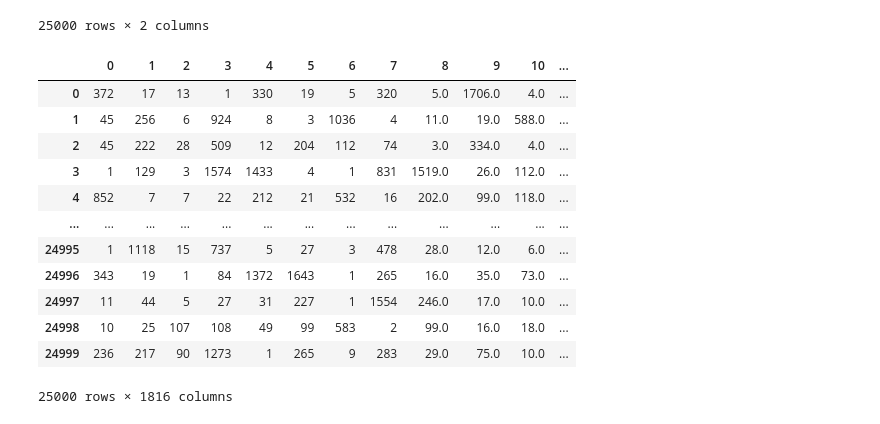
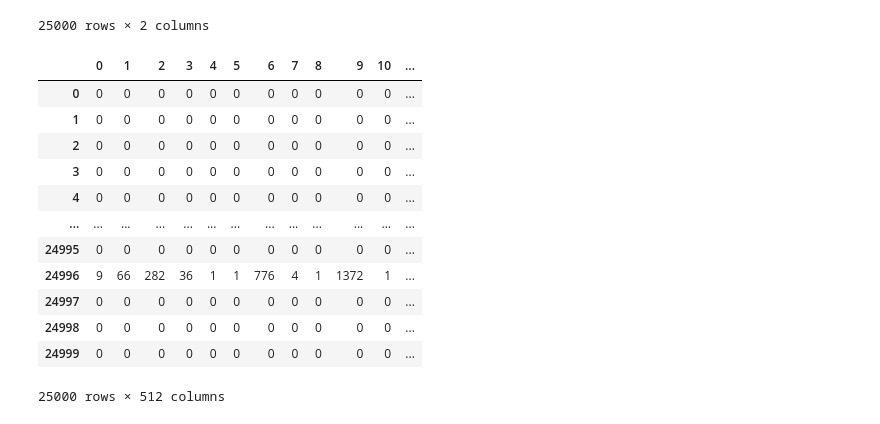
Before and after one commit to zera888/tibaml1027, a Jupyter notebook: imdb.ipynb, the cells around one changed output. Cells and saved outputs as stored; diff of their text form; code cells hidden in the pictures.

```diff
--- a/imdb.ipynb
+++ b/imdb.ipynb
@@ -64,19 +64,24 @@ tok.fit_on_texts(train_df["content"])
 # Sequence: 化成數字的序列
 x_train_seq = tok.texts_to_sequences(train_df["content"])
 x_test_seq = tok.texts_to_sequences(test_df["content"])
-# %%
-pd.DataFrame(x_train_seq)
-# %% [output]
-|  | 0 | 1 | 2 | 3 | 4 | 5 | 6 | 7 | 8 | 9 | 10 | ... |
-| 0 | 372 | 17 | 13 | 1 | 330 | 19 | 5 | 320 | 5.0 | 1706.0 | 4.0 | ... |
-| 1 | 45 | 256 | 6 | 924 | 8 | 3 | 1036 | 4 | 11.0 | 19.0 | 588.0 | ... |
-| 2 | 45 | 222 | 28 | 509 | 12 | 204 | 112 | 74 | 3.0 | 334.0 | 4.0 | ... |
-| 3 | 1 | 129 | 3 | 1574 | 1433 | 4 | 1 | 831 | 1519.0 | 26.0 | 112.0 | ... |
-| 4 | 852 | 7 | 7 | 22 | 212 | 21 | 532 | 16 | 202.0 | 99.0 | 118.0 | ... |
-| ... | ... | ... | ... | ... | ... | ... | ... | ... | ... | ... | ... | ... |
-| 24995 | 1 | 1118 | 15 | 737 | 5 | 27 | 3 | 478 | 28.0 | 12.0 | 6.0 | ... |
-| 24996 | 343 | 19 | 1 | 84 | 1372 | 1643 | 1 | 265 | 16.0 | 35.0 | 73.0 | ... |
-| 24997 | 11 | 44 | 5 | 27 | 31 | 227 | 1 | 1554 | 246.0 | 17.0 | 10.0 | ... |
-| 24998 | 10 | 25 | 107 | 108 | 49 | 99 | 583 | 2 | 99.0 | 16.0 | 18.0 | ... |
-| 24999 | 236 | 217 | 90 | 1273 | 1 | 265 | 9 | 283 | 29.0 | 75.0 | 10.0 | ... |
-25000 rows × 1816 columns
+# %%
+# pd.DataFrame(x_train_seq)
+# Padding: 截長補短變成一樣長
+from tensorflow.keras.preprocessing.sequence import pad_sequences
+x_train_pad = pad_sequences(x_train_seq, maxlen=512)
+x_test_pad = pad_sequences(x_test_seq, maxlen=512)
+pd.DataFrame(x_train_pad)
+# %% [output]
+|  | 0 | 1 | 2 | 3 | 4 | 5 | 6 | 7 | 8 | 9 | 10 | ... |
+| 0 | 0 | 0 | 0 | 0 | 0 | 0 | 0 | 0 | 0 | 0 | 0 | ... |
+| 1 | 0 | 0 | 0 | 0 | 0 | 0 | 0 | 0 | 0 | 0 | 0 | ... |
+| 2 | 0 | 0 | 0 | 0 | 0 | 0 | 0 | 0 | 0 | 0 | 0 | ... |
+| 3 | 0 | 0 | 0 | 0 | 0 | 0 | 0 | 0 | 0 | 0 | 0 | ... |
+| 4 | 0 | 0 | 0 | 0 | 0 | 0 | 0 | 0 | 0 | 0 | 0 | ... |
+| ... | ... | ... | ... | ... | ... | ... | ... | ... | ... | ... | ... | ... |
+| 24995 | 0 | 0 | 0 | 0 | 0 | 0 | 0 | 0 | 0 | 0 | 0 | ... |
+| 24996 | 9 | 66 | 282 | 36 | 1 | 1 | 776 | 4 | 1 | 1372 | 1 | ... |
+| 24997 | 0 | 0 | 0 | 0 | 0 | 0 | 0 | 0 | 0 | 0 | 0 | ... |
+| 24998 | 0 | 0 | 0 | 0 | 0 | 0 | 0 | 0 | 0 | 0 | 0 | ... |
+| 24999 | 0 | 0 | 0 | 0 | 0 | 0 | 0 | 0 | 0 | 0 | 0 | ... |
+25000 rows × 512 columns
```
